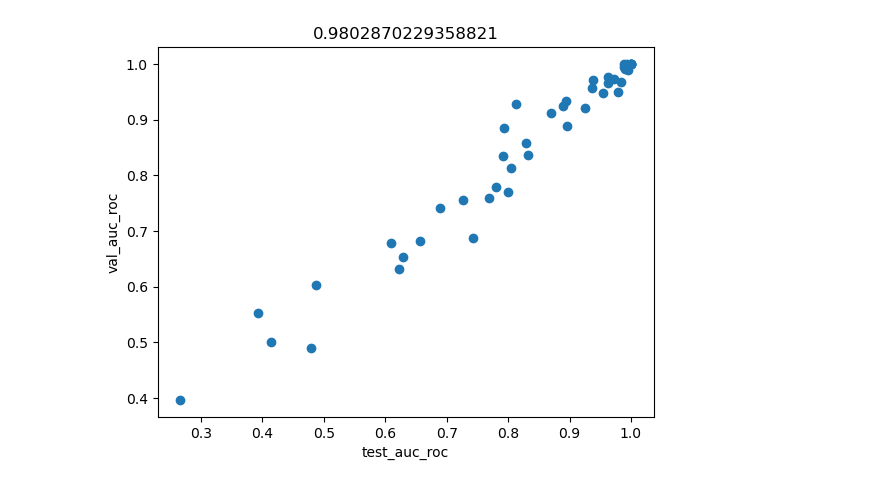
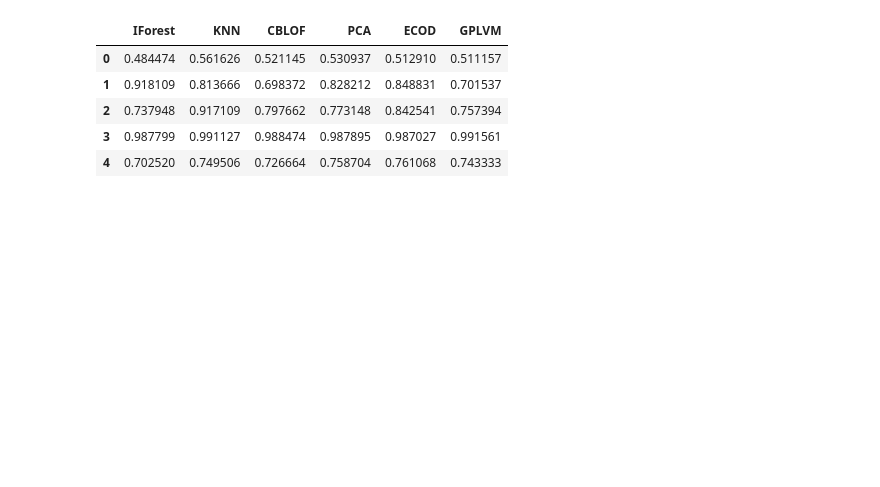
Before and after one commit to davinavarro/OE-GPLVM, a Jupyter notebook: 13_results_analysis.ipynb, the cells around one changed output. Saved outputs shown, nothing was run; the diff lists cells and outputs as text; code cells hidden in the pictures; blank space fills up the shorter version.

```diff
--- a/13_results_analysis.ipynb
+++ b/13_results_analysis.ipynb
@@ -19,2 +27,12 @@ To enable them in other operations, rebuild TensorFlow with the appropriate comp
 # %%
-df = pd.read_json("experiments/complete/000_datasets_01_47_normal_01_results.json")
+df = pd.read_json(
+    "experiments/complete/adbench/standard/002_adbench_vs_gplvm_aucroc_normal.json"
+)
+df.head(5)
+# %% [output]
+|  | IForest | KNN | CBLOF | PCA | ECOD | GPLVM |
+| 0 | 0.484474 | 0.561626 | 0.521145 | 0.530937 | 0.512910 | 0.511157 |
+| 1 | 0.918109 | 0.813666 | 0.698372 | 0.828212 | 0.848831 | 0.701537 |
+| 2 | 0.737948 | 0.917109 | 0.797662 | 0.773148 | 0.842541 | 0.757394 |
+| 3 | 0.987799 | 0.991127 | 0.988474 | 0.987895 | 0.987027 | 0.991561 |
+| 4 | 0.702520 | 0.749506 | 0.726664 | 0.758704 | 0.761068 | 0.743333 |
@@ -65,10 +38,0 @@ df_best.to_json("experiments/complete/000_datasets_01_47_normal_03_best.json", o
-# %%
-df = df_best
-x, y = "test_auc_roc", "val_auc_roc"
-plt.scatter(df[x], df[y])
-plt.xlabel(x)
-plt.ylabel(y)
-plt.title(pearsonr(df[x], df[y]).statistic)
-None
-# %% [output]
-[figure, removed]
```
Also changed, not shown: parts of 18 cells of this notebook, 56 other files.
